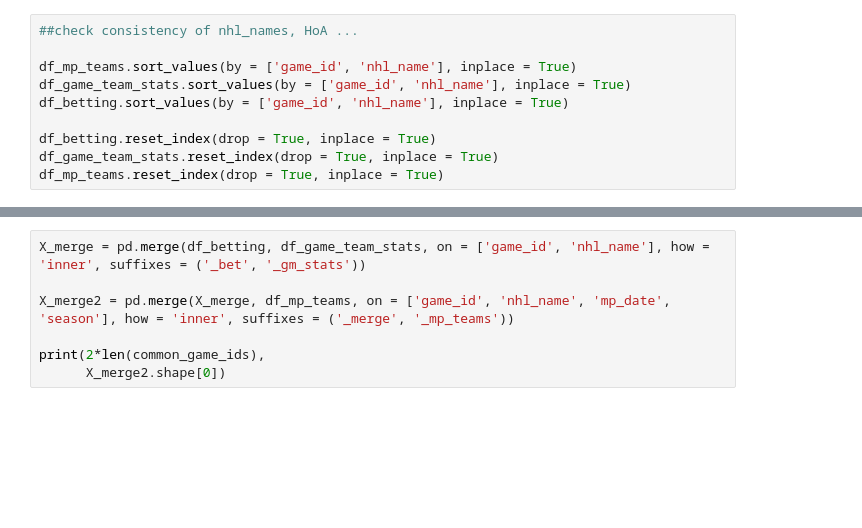
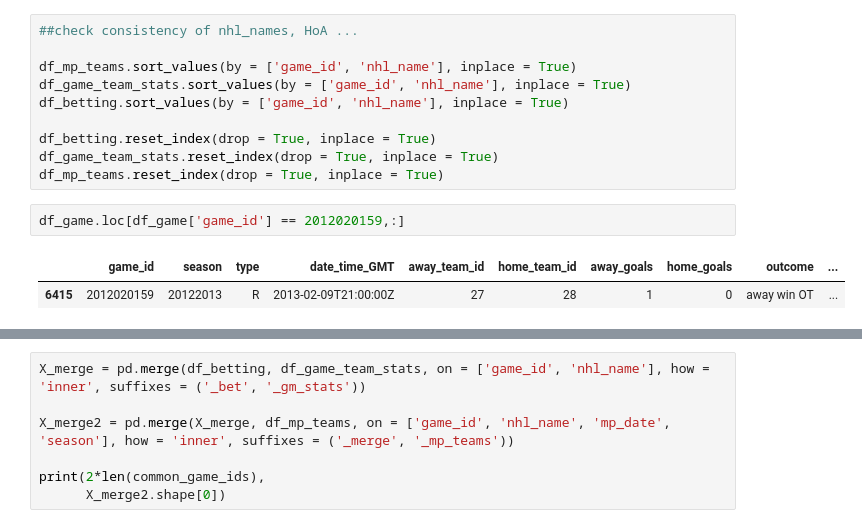
Before and after one commit to joeyamosjohns/final_project_nhl_prediction, a Jupyter notebook: Note_books/NHL_data_shape_notebooks/v3_Merge.ipynb, the cells around one changed output, grey strips where cells are left out. Cells and saved outputs as stored; diff of their text form; blank space fills up the shorter version.

```diff
--- a/Note_books/NHL_data_shape_notebooks/v3_Merge.ipynb
+++ b/Note_books/NHL_data_shape_notebooks/v3_Merge.ipynb
@@ -547,3 +547,8 @@ df_betting.sort_values(by = ['game_id', 'nhl_name'], inplace = True)
 df_betting.reset_index(drop = True, inplace = True)
 df_game_team_stats.reset_index(drop = True, inplace = True)
 df_mp_teams.reset_index(drop = True, inplace = True)
+# %%
+df_game.loc[df_game['game_id'] == 2012020159,:]
+# %% [output]
+|  | game_id | season | type | date_time_GMT | away_team_id | home_team_id | away_goals | home_goals | outcome | ... |
+| 6415 | 2012020159 | 20122013 | R | 2013-02-09T21:00:00Z | 27 | 28 | 1 | 0 | away win OT | ... |
```
Also changed, not shown: parts of 4 cells of this notebook, 2 other files.
